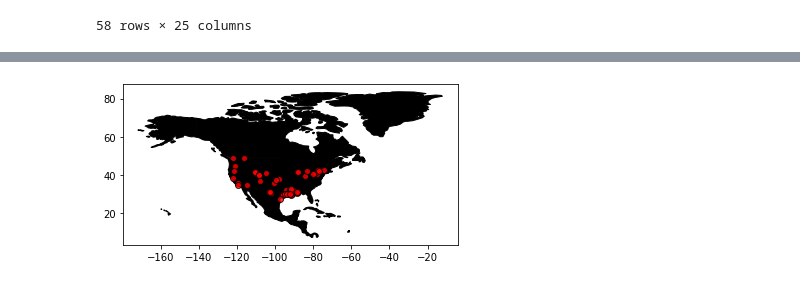
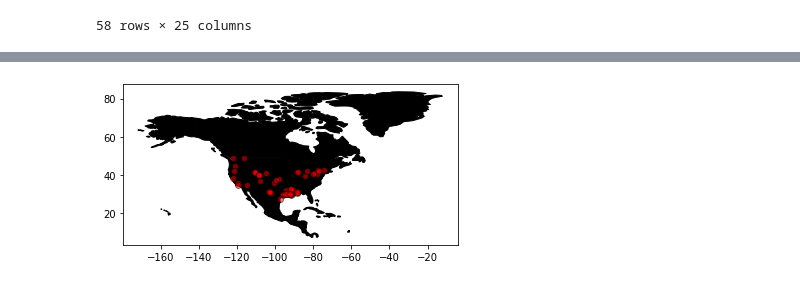
Before and after one commit to Jonny-T87/Oil_Gas_Utility, a Jupyter notebook: Natural_Gas_Market_Hubs_Visuals.ipynb, the cells around one changed output, grey strips where cells are left out. Cells and saved outputs as stored; diff of their text form; code cells hidden in the pictures.

Commit message:
map plotting 2

```diff
--- a/Natural_Gas_Market_Hubs_Visuals.ipynb
+++ b/Natural_Gas_Market_Hubs_Visuals.ipynb
@@ -178,7 +179,7 @@ fig.show()
 # Visuals p.2
 # %%
 gdf = gdp.GeoDataFrame(
-    df, geometry=geopandas.points_from_xy(df.Longitude, df.Latitude))
+    df, geometry=gdp.points_from_xy(df.Longitude, df.Latitude))
 gdf
 # %% [output]
 |  | X | Y | FID | Region | State | Hub_name | Adminstr | Operator | Typeoper | Yr_activat | ... |
@@ -199,3 +200,7 @@ gdf
 | 56 | -108.188989 | 39.952294 | 57 | Central | CO | Meeker Hub | Various | NaN | Market Hub | 0 | ... |
 | 57 | -91.986294 | 29.976195 | 58 | Southwest | LA | Jefferson Island Storage Hub | Jefferson Island Storage & Hub LLC | Jefferson Island Storage & Hub | Storage Hub | 1998 | ... |
 58 rows × 25 columns
+# %%
+gdf.to_file("my_gdf.geojson", driver="GeoJSON")
+gdf = gdf.set_index("Hub_name")
+gdf
@@ -202,3 +227,2 @@ gdf
 # %%
-world = geopandas.read_file(geopandas.datasets.get_path('naturalearth_lowres'))
-world
+world = gdp.read_file(gdp.datasets.get_path('naturalearth_lowres'))
@@ -219,13 +229,13 @@ world
 # %%
 # restricting to North America.
 ax = world[world.continent == 'North America'].plot(
     color='black', edgecolor='black')
 
 # now ploting ``GeoDataFrame``.
-gdf.plot(ax=ax, color='red', edgecolor='black', alpha=.8)
+gdf.plot(ax=ax, color='red', edgecolor='black', alpha=.5)
 
 plt.show()
 # %% [output]
-[figure, old version]
+[figure, new version]
 # %%
 gdf.explore(
```
Also changed, not shown: parts of 6 cells of this notebook, 1 other file.
